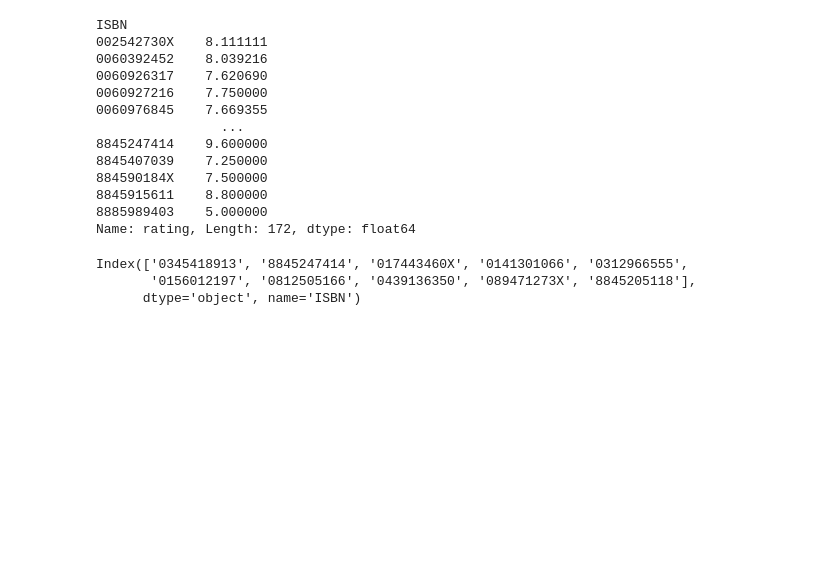
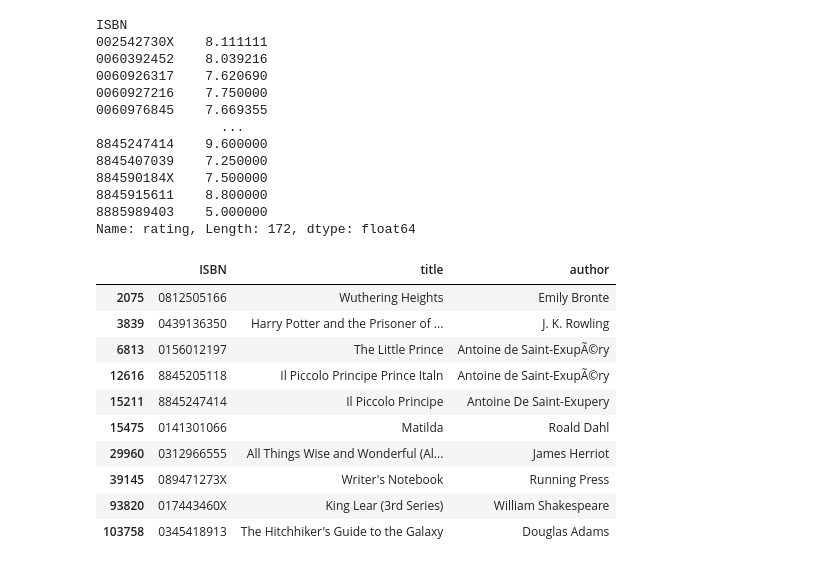
Before and after one commit to silvia-gini/Python_course_assignments, a Jupyter notebook: Assignments_1_SG_FINAL.ipynb, the cells around one changed output. Cells and saved outputs as stored; diff of their text form; code cells hidden in the pictures; blank space fills up the shorter version.

```diff
--- a/Assignments_1_SG_FINAL.ipynb
+++ b/Assignments_1_SG_FINAL.ipynb
@@ -388,12 +419,20 @@ Name: rating, Length: 172, dtype: float64
 # %%
 # Finally, find the books corresponding to each ISBN code to get which books got the best ratings in this coort of people!
 # Top 10 books in Italy for people under 40:
 top_10_ratings=avg_rating.sort_values(ascending=False).index[:10]
-top_10_ratings
+
 
 top_10_books = books[books['ISBN'].isin(top_10_ratings)]
 top_10_books
 # %% [output]
-Index(['0345418913', '8845247414', '017443460X', '0141301066', '0312966555',
-       '0156012197', '0812505166', '0439136350', '089471273X', '8845205118'],
-      dtype='object', name='ISBN')
+|  | ISBN | title | author |
+| 2075 | 0812505166 | Wuthering Heights | Emily Bronte |
+| 3839 | 0439136350 | Harry Potter and the Prisoner of ... | J. K. Rowling |
+| 6813 | 0156012197 | The Little Prince | Antoine de Saint-ExupÃ©ry |
+| 12616 | 8845205118 | Il Piccolo Principe Prince Italn | Antoine de Saint-ExupÃ©ry |
+| 15211 | 8845247414 | Il Piccolo Principe | Antoine De Saint-Exupery |
+| 15475 | 0141301066 | Matilda | Roald Dahl |
+| 29960 | 0312966555 | All Things Wise and Wonderful (Al... | James Herriot |
+| 39145 | 089471273X | Writer's Notebook | Running Press |
+| 93820 | 017443460X | King Lear (3rd Series) | William Shakespeare |
+| 103758 | 0345418913 | The Hitchhiker's Guide to the Galaxy | Douglas Adams |
```
Also changed, not shown: parts of 2 cells of this notebook.
